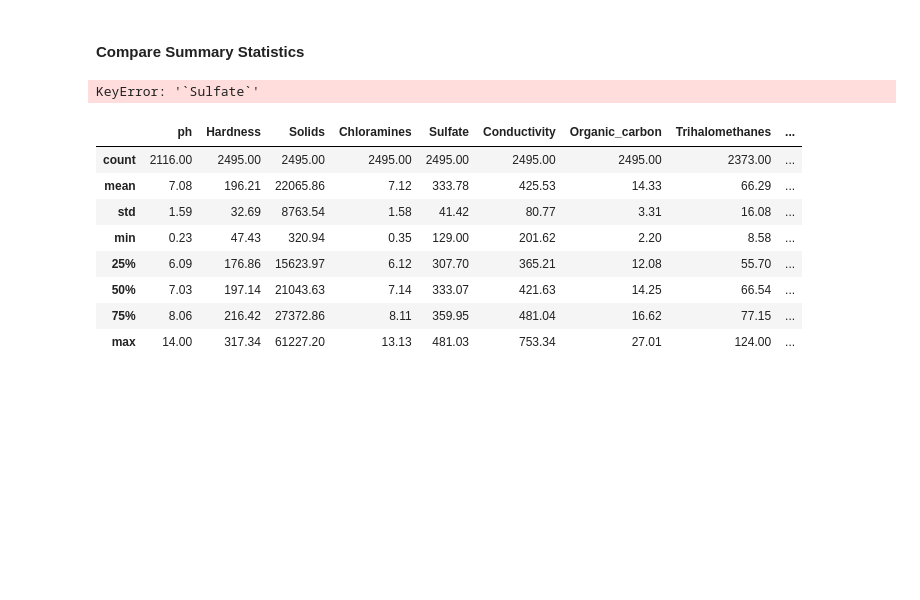
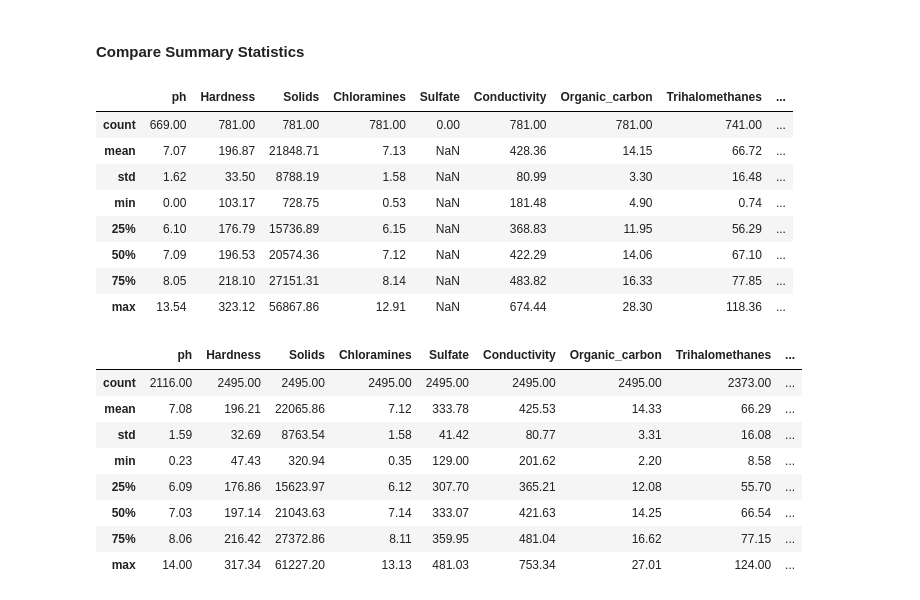
Before and after one commit to Evianojay/water-quality-analysis, a Jupyter notebook: notebooks/02_data_cleaning.ipynb, the cells around one changed output. Saved outputs shown, nothing was run; the diff lists cells and outputs as text; code cells hidden in the pictures; blank space fills up the shorter version.

Commit message:
Update README and correct Sulfate missing-value analysis

```diff
--- a/notebooks/02_data_cleaning.ipynb
+++ b/notebooks/02_data_cleaning.ipynb
@@ -160,9 +160,17 @@ water.groupby("Potability")[["Sulfate", "ph", "Trihalomethanes"]].apply(lambda x
 # %% [markdown]
 #### Compare Summary Statistics
 # %%
-water[water["`Sulfate`"].isna()].describe()
+water[water["Sulfate"].isna()].describe()
 # %% [output]
-KeyError: '`Sulfate`'
+|  | ph | Hardness | Solids | Chloramines | Sulfate | Conductivity | Organic_carbon | Trihalomethanes | ... |
+| count | 669.00 | 781.00 | 781.00 | 781.00 | 0.00 | 781.00 | 781.00 | 741.00 | ... |
+| mean | 7.07 | 196.87 | 21848.71 | 7.13 | NaN | 428.36 | 14.15 | 66.72 | ... |
+| std | 1.62 | 33.50 | 8788.19 | 1.58 | NaN | 80.99 | 3.30 | 16.48 | ... |
+| min | 0.00 | 103.17 | 728.75 | 0.53 | NaN | 181.48 | 4.90 | 0.74 | ... |
+| 25% | 6.10 | 176.79 | 15736.89 | 6.15 | NaN | 368.83 | 11.95 | 56.29 | ... |
+| 50% | 7.09 | 196.53 | 20574.36 | 7.12 | NaN | 422.29 | 14.06 | 67.10 | ... |
+| 75% | 8.05 | 218.10 | 27151.31 | 8.14 | NaN | 483.82 | 16.33 | 77.85 | ... |
+| max | 13.54 | 323.12 | 56867.86 | 12.91 | NaN | 674.44 | 28.30 | 118.36 | ... |
 # %%
 water[water["Sulfate"].notna()].describe()
 # %% [output]
```
Also changed, not shown: parts of 1 cell of this notebook, 1 other file.
